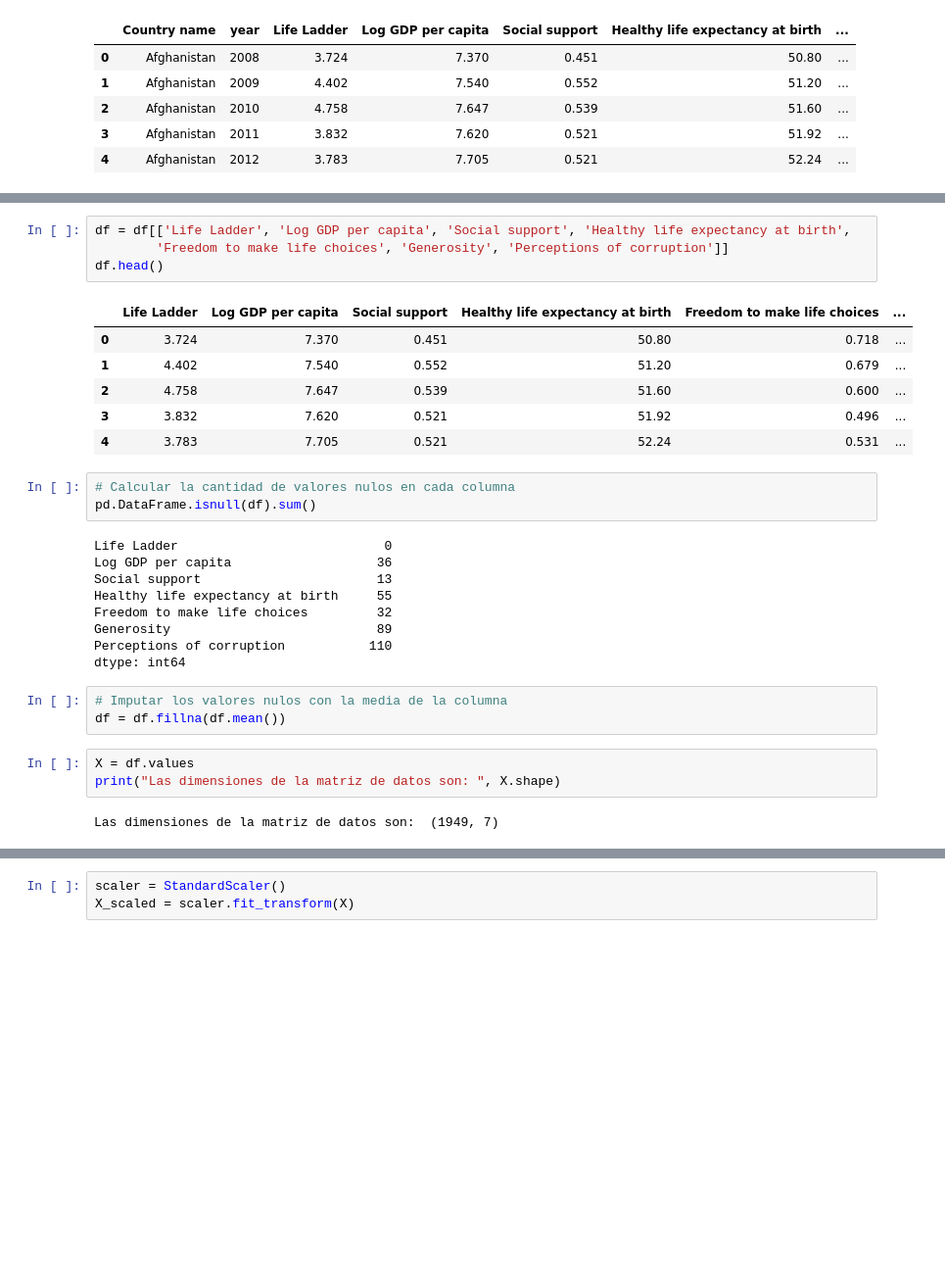
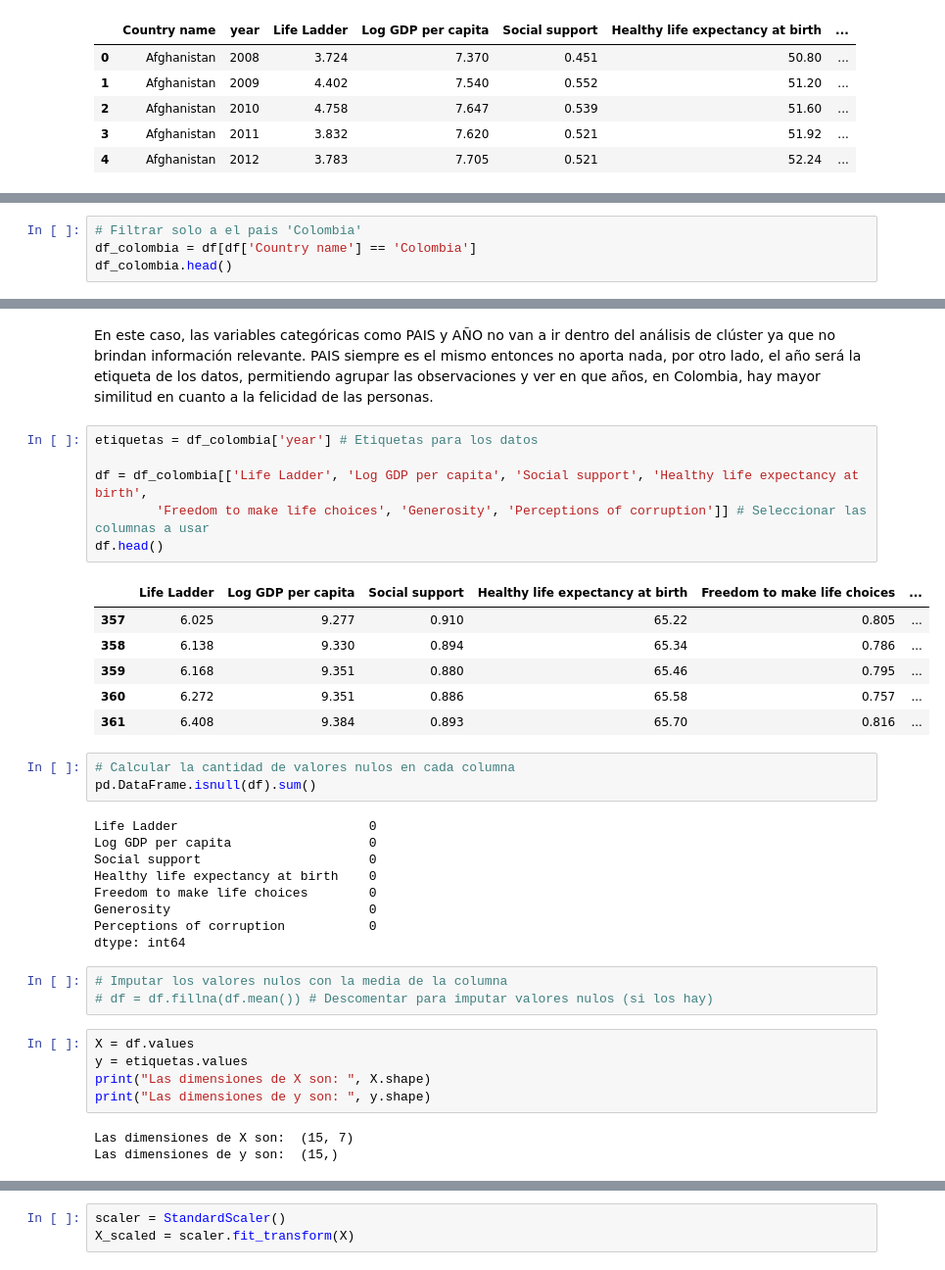
Before and after one commit to kevindmzapata/multivariate-statistics-course, a Jupyter notebook: TAREA_2/main.ipynb, the cells around one changed output, grey strips where cells are left out. Shown at 98% size. Drawn from its saved outputs; the diff is of its cells as text; blank space fills up the shorter version.

Commit message:
Explicaciones sobre clúster jerarquico.

```diff
--- a/TAREA_2/main.ipynb
+++ b/TAREA_2/main.ipynb
@@ -50,0 +55,4 @@ En este caso, las variables categóricas como el PAIS y el AÑO se eliminan del
+# %%
+# Filtrar solo a el pais 'Colombia'
+df_colombia = df[df['Country name'] == 'Colombia']
+df_colombia.head()
@@ -51,34 +66,41 @@ En este caso, las variables categóricas como el PAIS y el AÑO se eliminan del
+# %% [markdown]
+En este caso, las variables categóricas como PAIS y AÑO no van a ir dentro del análisis de clúster ya que no brindan información relevante. PAIS siempre es el mismo entonces no aporta nada, por otro lado, el año será la etiqueta de los datos, permitiendo agrupar las observaciones y ver en que años, en Colombia, hay mayor similitud en cuanto a la felicidad de las personas.
 # %%
-df = df[['Life Ladder', 'Log GDP per capita', 'Social support', 'Healthy life expectancy at birth',
-        'Freedom to make life choices', 'Generosity', 'Perceptions of corruption']]
+etiquetas = df_colombia['year'] # Etiquetas para los datos
+
+df = df_colombia[['Life Ladder', 'Log GDP per capita', 'Social support', 'Healthy life expectancy at birth',
+        'Freedom to make life choices', 'Generosity', 'Perceptions of corruption']] # Seleccionar las columnas a usar
 df.head()
 # %% [output]
 |  | Life Ladder | Log GDP per capita | Social support | Healthy life expectancy at birth | Freedom to make life choices | ... |
-| 0 | 3.724 | 7.370 | 0.451 | 50.80 | 0.718 | ... |
-| 1 | 4.402 | 7.540 | 0.552 | 51.20 | 0.679 | ... |
-| 2 | 4.758 | 7.647 | 0.539 | 51.60 | 0.600 | ... |
-| 3 | 3.832 | 7.620 | 0.521 | 51.92 | 0.496 | ... |
-| 4 | 3.783 | 7.705 | 0.521 | 52.24 | 0.531 | ... |
+| 357 | 6.025 | 9.277 | 0.910 | 65.22 | 0.805 | ... |
+| 358 | 6.138 | 9.330 | 0.894 | 65.34 | 0.786 | ... |
+| 359 | 6.168 | 9.351 | 0.880 | 65.46 | 0.795 | ... |
+| 360 | 6.272 | 9.351 | 0.886 | 65.58 | 0.757 | ... |
+| 361 | 6.408 | 9.384 | 0.893 | 65.70 | 0.816 | ... |
 # %%
 # Calcular la cantidad de valores nulos en cada columna
 pd.DataFrame.isnull(df).sum()
 # %% [output]
-Life Ladder                           0
-Log GDP per capita                   36
-Social support                       13
-Healthy life expectancy at birth     55
-Freedom to make life choices         32
-Generosity                           89
-Perceptions of corruption           110
+Life Ladder                         0
+Log GDP per capita                  0
+Social support                      0
+Healthy life expectancy at birth    0
+Freedom to make life choices        0
+Generosity                          0
+Perceptions of corruption           0
 dtype: int64
 # %%
 # Imputar los valores nulos con la media de la columna
-df = df.fillna(df.mean())
+# df = df.fillna(df.mean()) # Descomentar para imputar valores nulos (si los hay)
 # %%
 X = df.values
-print("Las dimensiones de la matriz de datos son: ", X.shape)
+y = etiquetas.values
+print("Las dimensiones de X son: ", X.shape)
+print("Las dimensiones de y son: ", y.shape)
 # %% [output]
-Las dimensiones de la matriz de datos son:  (1949, 7)
+Las dimensiones de X son:  (15, 7)
+Las dimensiones de y son:  (15,)
 # %%
 print("Las medias de cada columna son: ", np.mean(X, axis=0))
 print("Las desviaciones estándar de cada columna son: ", np.std(X, axis=0))
```
Also changed, not shown: parts of 16 cells of this notebook, 1 other file.
